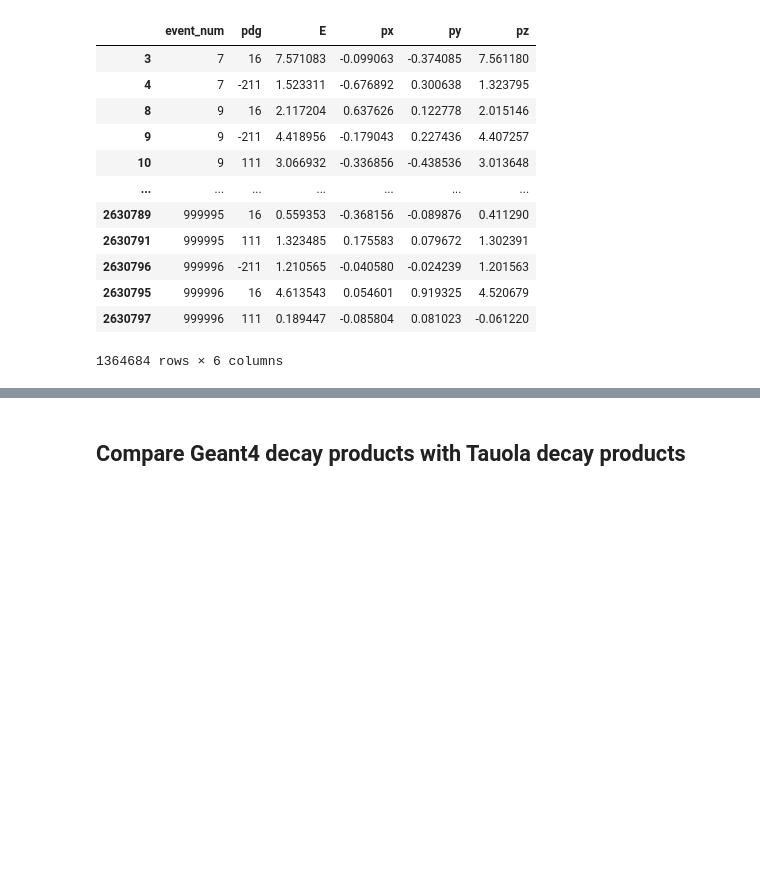
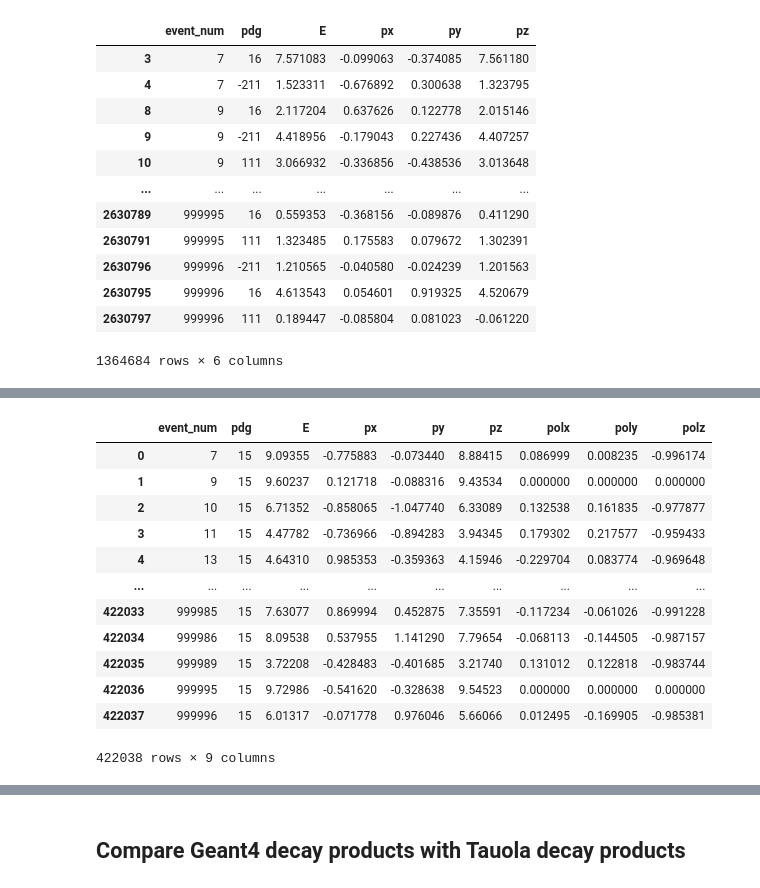
Before and after one commit to simonthor/tau-polarization-icecube, a Jupyter notebook: icecube-tau-decays/tauola_vs_geant4.ipynb, the cells around one changed output, grey strips where cells are left out. Saved outputs shown, nothing was run; the diff lists cells and outputs as text; code cells hidden in the pictures; blank space fills up the shorter version.

```diff
--- a/icecube-tau-decays/tauola_vs_geant4.ipynb
+++ b/icecube-tau-decays/tauola_vs_geant4.ipynb
@@ -89,0 +135,17 @@ assert decay_products["event_num"].nunique() == decay_products_g4["event_num"].n
+# %%
+taus = pd.read_csv(f"../data/genie_pol_e{genie_nutau_energy}.csv").sort_values("event_num")
+taus
+# %% [output]
+|  | event_num | pdg | E | px | py | pz | polx | poly | polz |
+| 0 | 7 | 15 | 9.09355 | -0.775883 | -0.073440 | 8.88415 | 0.086999 | 0.008235 | -0.996174 |
+| 1 | 9 | 15 | 9.60237 | 0.121718 | -0.088316 | 9.43534 | 0.000000 | 0.000000 | 0.000000 |
+| 2 | 10 | 15 | 6.71352 | -0.858065 | -1.047740 | 6.33089 | 0.132538 | 0.161835 | -0.977877 |
+| 3 | 11 | 15 | 4.47782 | -0.736966 | -0.894283 | 3.94345 | 0.179302 | 0.217577 | -0.959433 |
+| 4 | 13 | 15 | 4.64310 | 0.985353 | -0.359363 | 4.15946 | -0.229704 | 0.083774 | -0.969648 |
+| ... | ... | ... | ... | ... | ... | ... | ... | ... | ... |
+| 422033 | 999985 | 15 | 7.63077 | 0.869994 | 0.452875 | 7.35591 | -0.117234 | -0.061026 | -0.991228 |
+| 422034 | 999986 | 15 | 8.09538 | 0.537955 | 1.141290 | 7.79654 | -0.068113 | -0.144505 | -0.987157 |
+| 422035 | 999989 | 15 | 3.72208 | -0.428483 | -0.401685 | 3.21740 | 0.131012 | 0.122818 | -0.983744 |
+| 422036 | 999995 | 15 | 9.72986 | -0.541620 | -0.328638 | 9.54523 | 0.000000 | 0.000000 | 0.000000 |
+| 422037 | 999996 | 15 | 6.01317 | -0.071778 | 0.976046 | 5.66066 | 0.012495 | -0.169905 | -0.985381 |
+422038 rows × 9 columns
```
Also changed, not shown: parts of 19 cells of this notebook.
